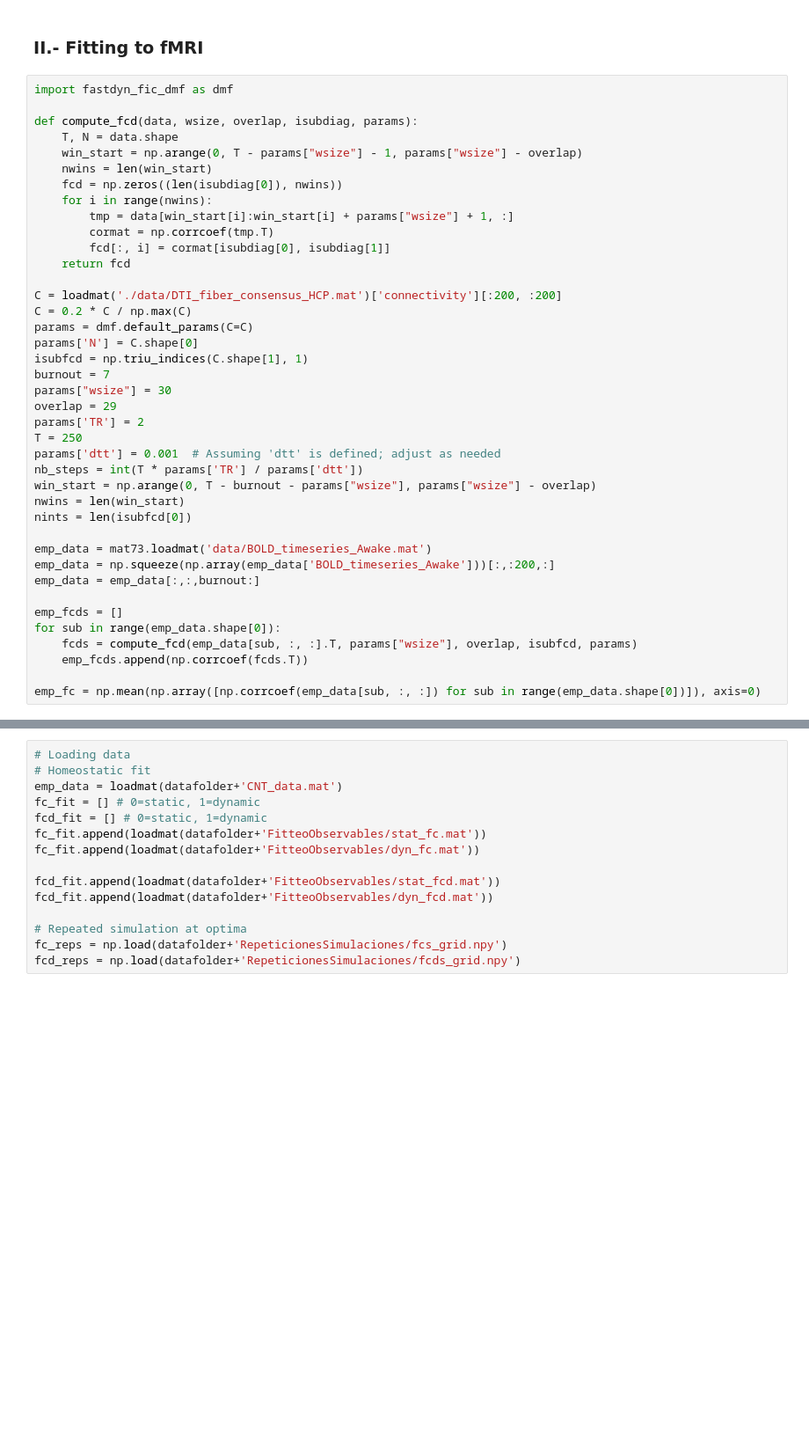
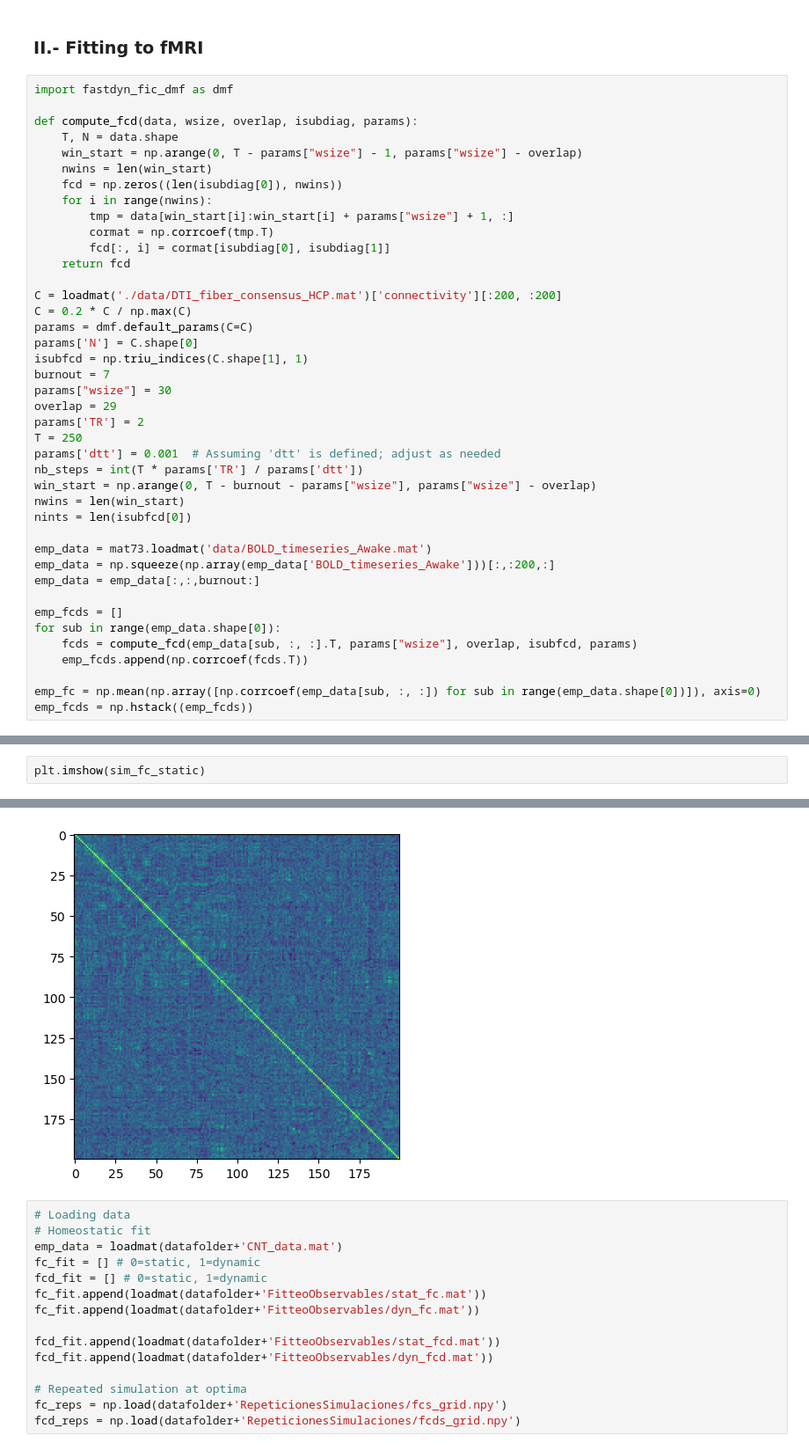
Before and after one commit to Picardian14/dyn_fic_dmf, a Jupyter notebook: python/fic_paper_figures.ipynb, the cells around one changed output, grey strips where cells are left out. Shown at 88% size. Drawn from its saved outputs; the diff is of its cells as text; blank space fills up the shorter version.

```diff
--- a/python/fic_paper_figures.ipynb
+++ b/python/fic_paper_figures.ipynb
@@ -572,3 +572,4 @@ for sub in range(emp_data.shape[0]):
     emp_fcds.append(np.corrcoef(fcds.T))
 
 emp_fc = np.mean(np.array([np.corrcoef(emp_data[sub, :, :]) for sub in range(emp_data.shape[0])]), axis=0)
+emp_fcds = np.hstack((emp_fcds))
@@ -574,0 +698,3 @@ emp_fc = np.mean(np.array([np.corrcoef(emp_data[sub, :, :]) for sub in range(emp
+# %%
+plt.imshow(sim_fc_static)
+# %% [output]
@@ -575,3 +702,4 @@ emp_fc = np.mean(np.array([np.corrcoef(emp_data[sub, :, :]) for sub in range(emp
+[figure, added]
 # %%
 # Loading data
 # Homeostatic fit
```
Also changed, not shown: parts of 3 cells of this notebook, 12 other files.
